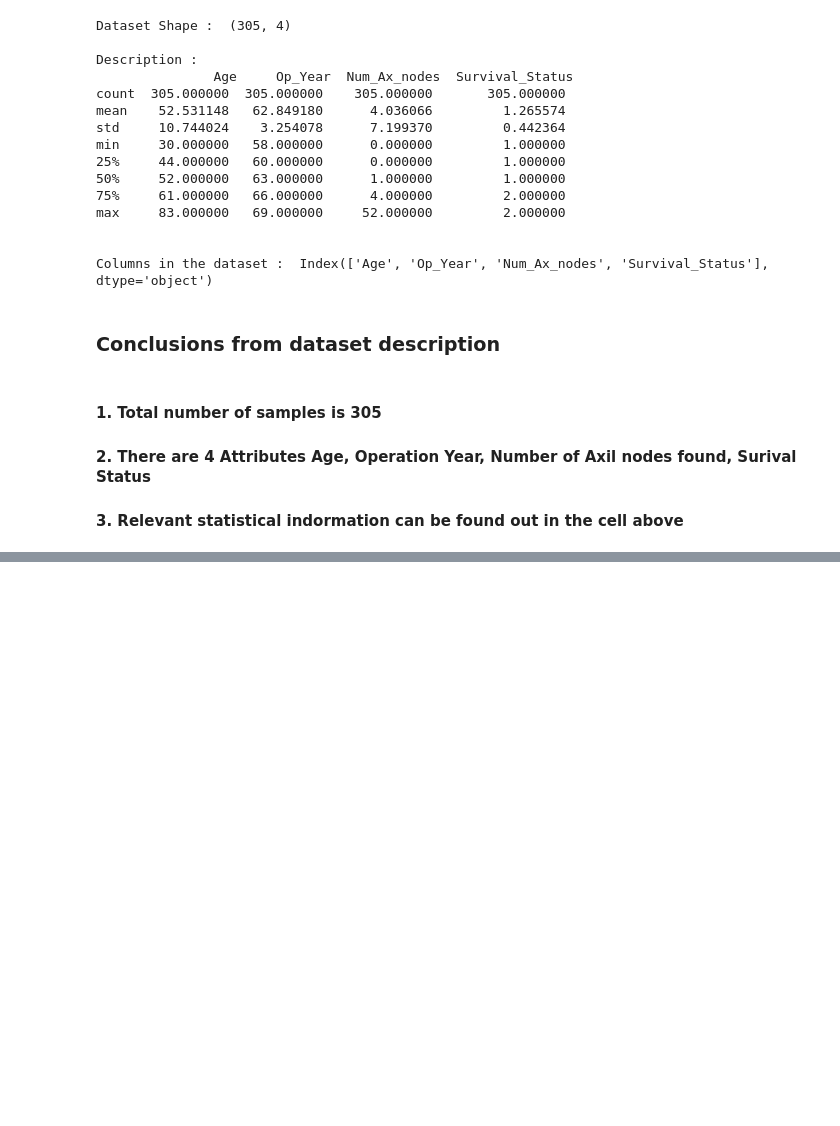
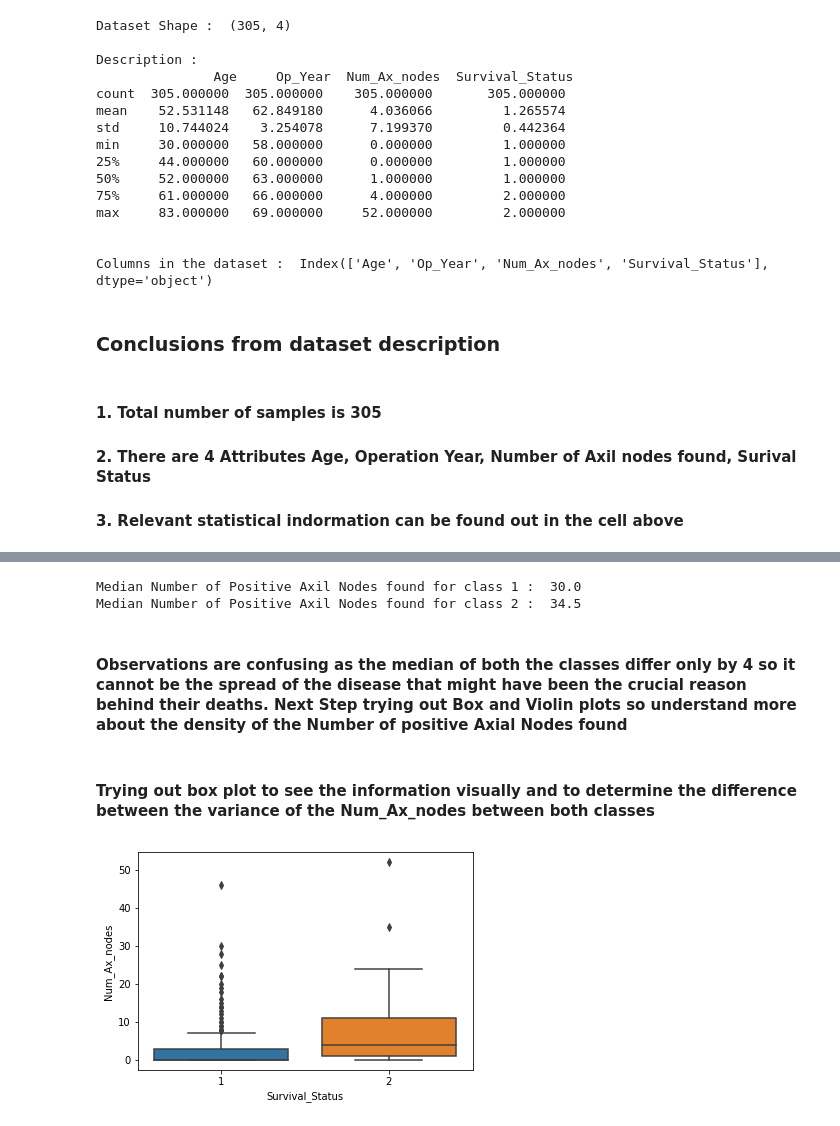
Before and after one commit to amsreekanth/ML-Archives, a Jupyter notebook: 1HabermanAnalysis.ipynb, the cells around one changed output, grey strips where cells are left out. Cells and saved outputs as stored; diff of their text form; code cells hidden in the pictures; blank space fills up the shorter version.

```diff
--- a/1HabermanAnalysis.ipynb
+++ b/1HabermanAnalysis.ipynb
@@ -55,0 +86,16 @@ plt.show()
+# %%
+#Finding out the medians
+print('Median Number of Positive Axil Nodes found for class 1 : ', np.median(long_lived))
+print('Median Number of Positive Axil Nodes found for class 2 : ', np.median(short_lived))
+# %% [output]
+Median Number of Positive Axil Nodes found for class 1 :  30.0
+Median Number of Positive Axil Nodes found for class 2 :  34.5
+# %% [markdown]
+#### Observations are confusing as the median of both the classes differ only by 4 so it cannot be the spread of the disease that might have been the crucial reason behind their deaths. Next Step trying out Box and Violin plots so understand more about the density of the Number of positive Axial Nodes found
+# %% [markdown]
+#### Trying out box plot to see the information visually and to determine the difference between the variance of the Num_Ax_nodes between both classes
+# %%
+sns.boxplot(y='Num_Ax_nodes', x='Survival_Status',data=haberman)
+plt.show()
+# %% [output]
+[figure, added]
```
Also changed, not shown: parts of 14 cells of this notebook, 1 other file.
